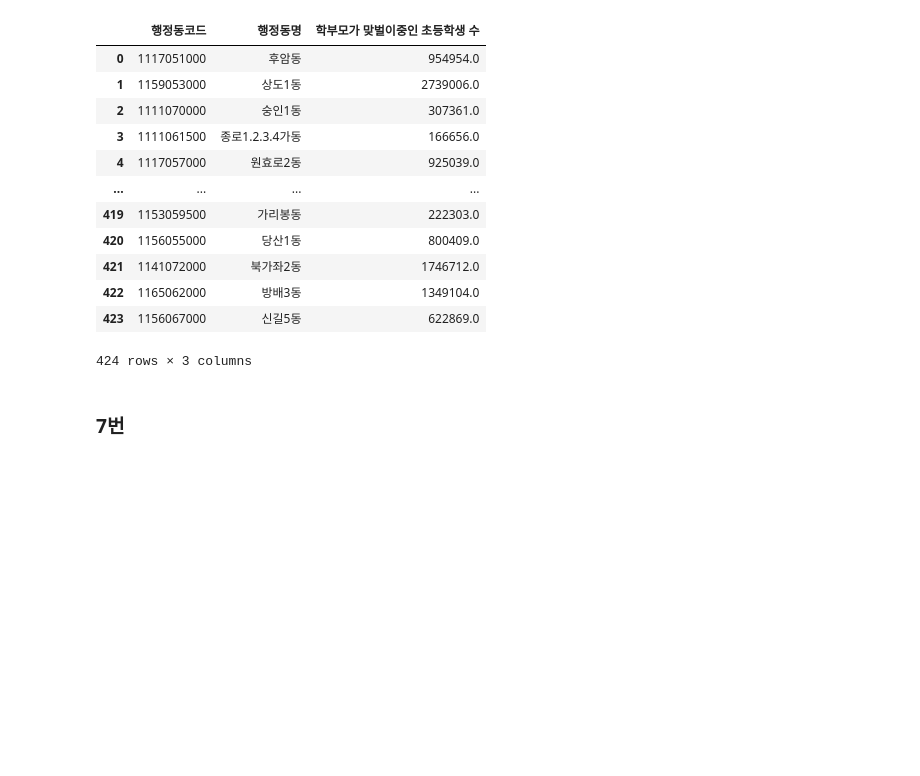
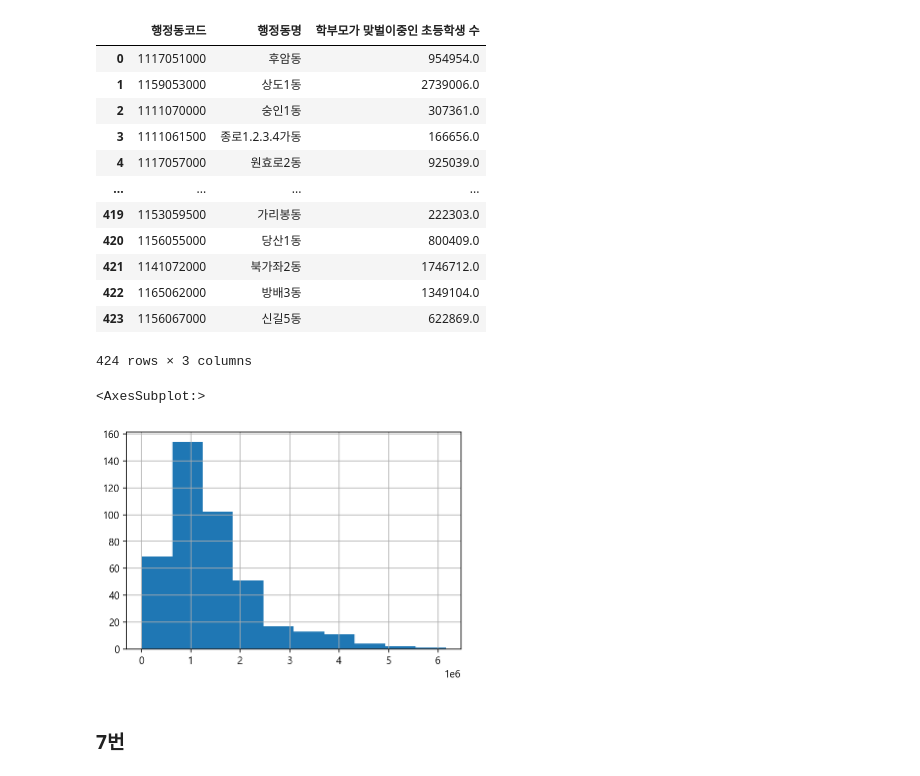
Before and after one commit to gyuholee94/seoul_contest, a Jupyter notebook: 규호_맞벌이가정추측.ipynb, the cells around one changed output. Cells and saved outputs as stored; diff of their text form; code cells hidden in the pictures; blank space fills up the shorter version.

```diff
--- a/규호_맞벌이가정추측.ipynb
+++ b/규호_맞벌이가정추측.ipynb
@@ -1014,6 +1035,11 @@ See the caveats in the documentation: https://pandas.pydata.org/pandas-docs/stab
 | 422 | 1165062000 | 방배3동 | 1349104.0 |
 | 423 | 1156067000 | 신길5동 | 622869.0 |
 424 rows × 3 columns
+# %%
+total_df['학부모가 맞벌이중인 초등학생 수'].hist()
+# %% [output]
+<AxesSubplot:>
+[figure, added]
 # %%
 total_df.to_pickle('행정동별 맞벌이가정 초등학생 수.pkl')
 # %% [markdown]
```
Also changed, not shown: parts of 3 cells of this notebook, 1 other file.
